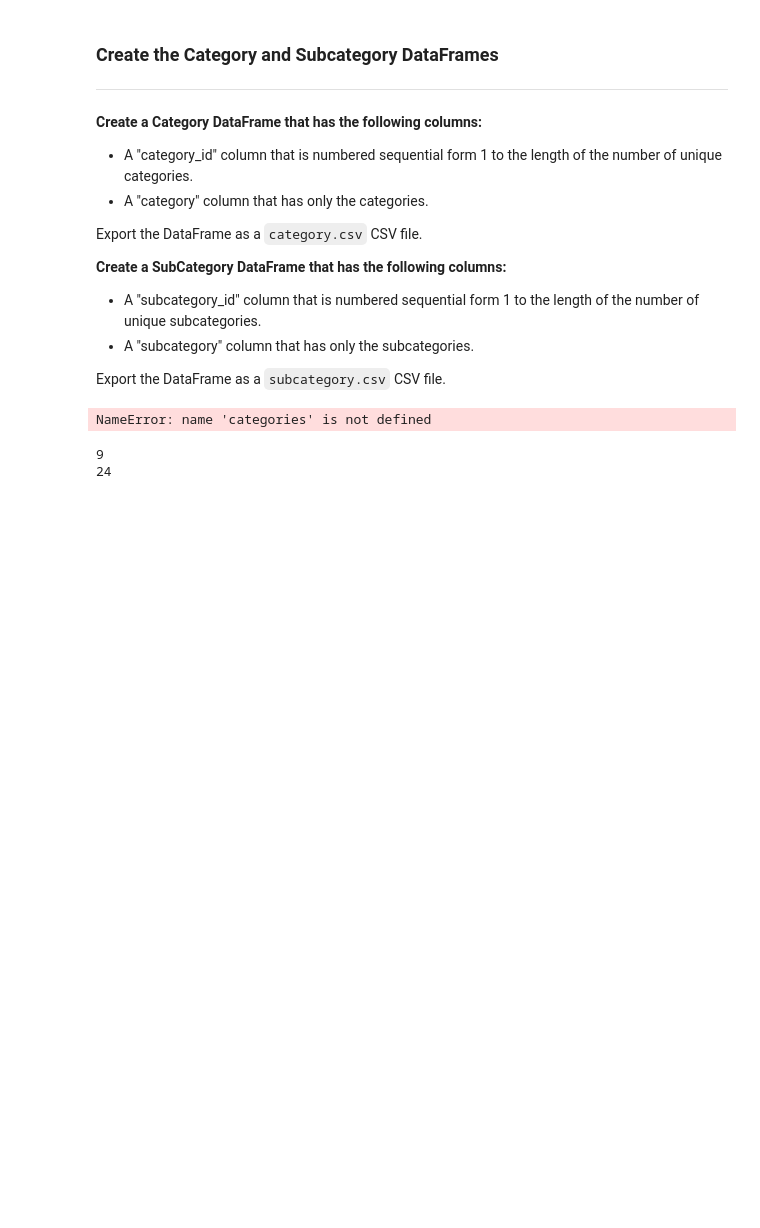
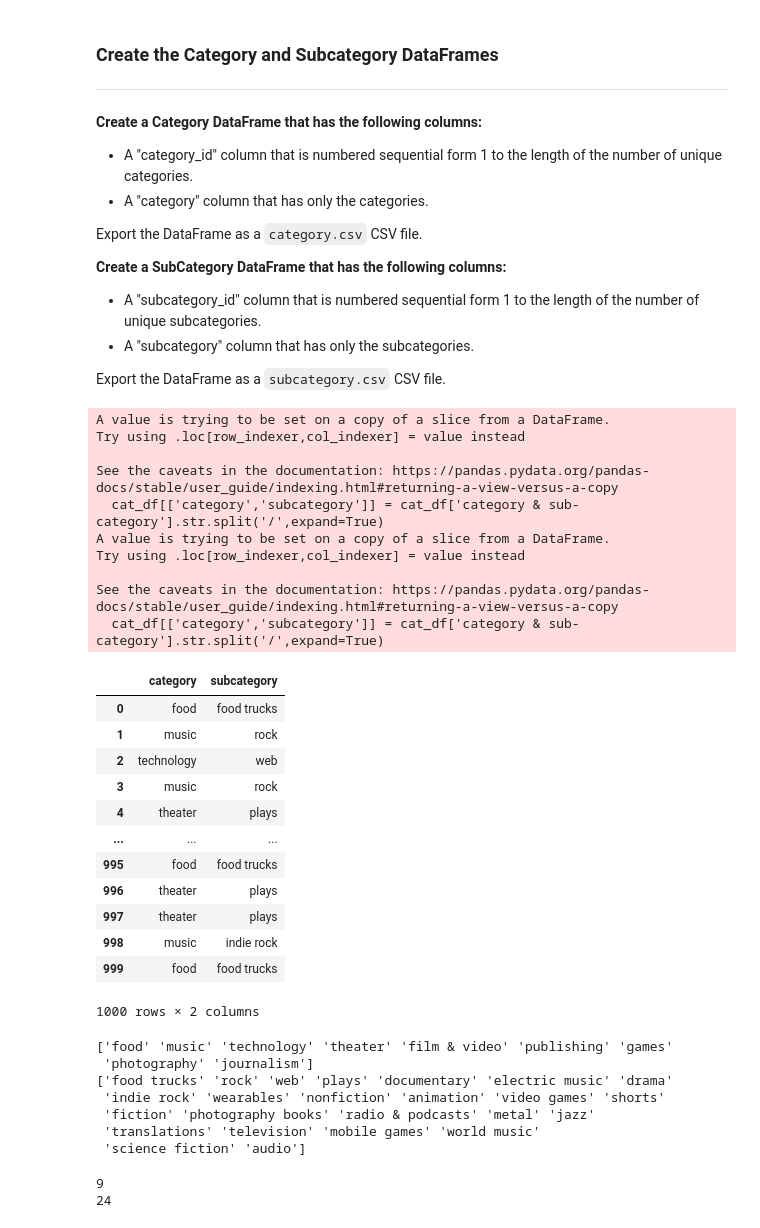
Before and after one commit to danielamz97/Crowdfunding_ETL, a Jupyter notebook: ETL_Mini_Project_Starter_Code_DMontiel_ECervantes_JMontoya.ipynb, the cells around one changed output. Cells and saved outputs as stored; diff of their text form; code cells hidden in the pictures; blank space fills up the shorter version.

Commit message:
Add the code and files for Create the Category and Subcategory DataFrames

```diff
--- a/ETL_Mini_Project_Starter_Code_DMontiel_ECervantes_JMontoya.ipynb
+++ b/ETL_Mini_Project_Starter_Code_DMontiel_ECervantes_JMontoya.ipynb
@@ -56,13 +54,48 @@ Export the DataFrame as a `subcategory.csv` CSV file.
 # %%
+# Get the crowdfunding_info_df columns.
 # Assign the category and subcategory values to category and subcategory columns.
+cat_df=crowdfunding_info_df[['category & sub-category']]
+cat_df[['category','subcategory']] = cat_df['category & sub-category'].str.split('/',expand=True)
+cat_df = cat_df.drop('category & sub-category', axis=1)
+cat_df
+# %% [output]
+A value is trying to be set on a copy of a slice from a DataFrame.
+Try using .loc[row_indexer,col_indexer] = value instead
+
+See the caveats in the documentation: https://pandas.pydata.org/pandas-docs/stable/user_guide/indexing.html#returning-a-view-versus-a-copy
+  cat_df[['category','subcategory']] = cat_df['category & sub-category'].str.split('/',expand=True)
+A value is trying to be set on a copy of a slice from a DataFrame.
+Try using .loc[row_indexer,col_indexer] = value instead
+
+See the caveats in the documentation: https://pandas.pydata.org/pandas-docs/stable/user_guide/indexing.html#returning-a-view-versus-a-copy
+  cat_df[['category','subcategory']] = cat_df['category & sub-category'].str.split('/',expand=True)
+|  | category | subcategory |
+| 0 | food | food trucks |
+| 1 | music | rock |
+| 2 | technology | web |
+| 3 | music | rock |
+| 4 | theater | plays |
+| ... | ... | ... |
+| 995 | food | food trucks |
+| 996 | theater | plays |
+| 997 | theater | plays |
+| 998 | music | indie rock |
+| 999 | food | food trucks |
+1000 rows × 2 columns
 # %%
 # Get the unique categories and subcategories in separate lists.
-
-
+categories = cat_df['category'].unique()
+subcategories = cat_df['subcategory'].unique()
 print(categories)
 print(subcategories)
 # %% [output]
-NameError: name 'categories' is not defined
+['food' 'music' 'technology' 'theater' 'film & video' 'publishing' 'games'
+ 'photography' 'journalism']
+['food trucks' 'rock' 'web' 'plays' 'documentary' 'electric music' 'drama'
+ 'indie rock' 'wearables' 'nonfiction' 'animation' 'video games' 'shorts'
+ 'fiction' 'photography books' 'radio & podcasts' 'metal' 'jazz'
+ 'translations' 'television' 'mobile games' 'world music'
+ 'science fiction' 'audio']
 # %%
 # Get the number of distinct values in the categories and subcategories lists.
 print(len(categories))
```
Also changed, not shown: parts of 3 cells of this notebook, 2 other files.
